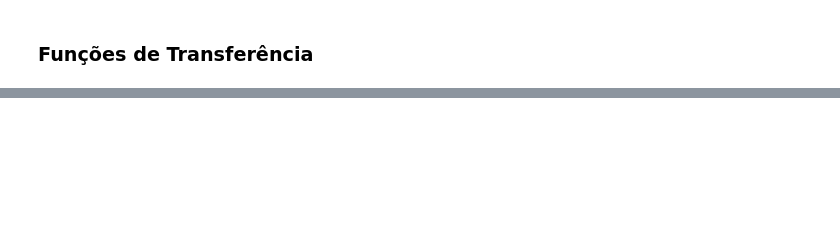
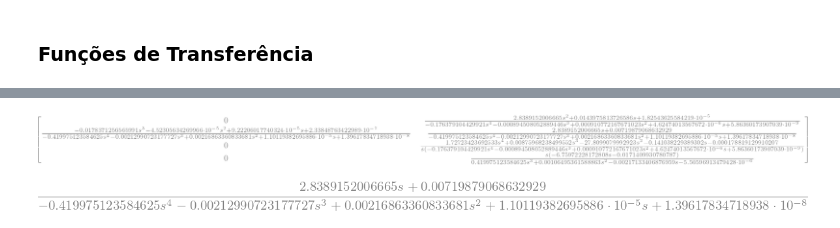
Before and after one commit to lucascarvalho10/pme3481, a Jupyter notebook: modelo_dinamico/resposta_em_frequencia.ipynb, the cells around one changed output, grey strips where cells are left out. Saved outputs shown, nothing was run; the diff lists cells and outputs as text; code cells hidden in the pictures; blank space fills up the shorter version.

```diff
--- a/modelo_dinamico/resposta_em_frequencia.ipynb
+++ b/modelo_dinamico/resposta_em_frequencia.ipynb
@@ -70,0 +137,10 @@ Gain at crossover =  4.2471859999998685e-06
+# %%
+s = sy.symbols('s')
+G = sy.simplify(tbcontrol.symbolic.ss2tf(A, B, C, D, s), simplify=False)
+G
+# %% [output]
+[figure, added]
+# %%
+G[3]
+# %% [output]
+[figure, added]
```
Also changed, not shown: parts of 24 cells of this notebook, 1 other file.
